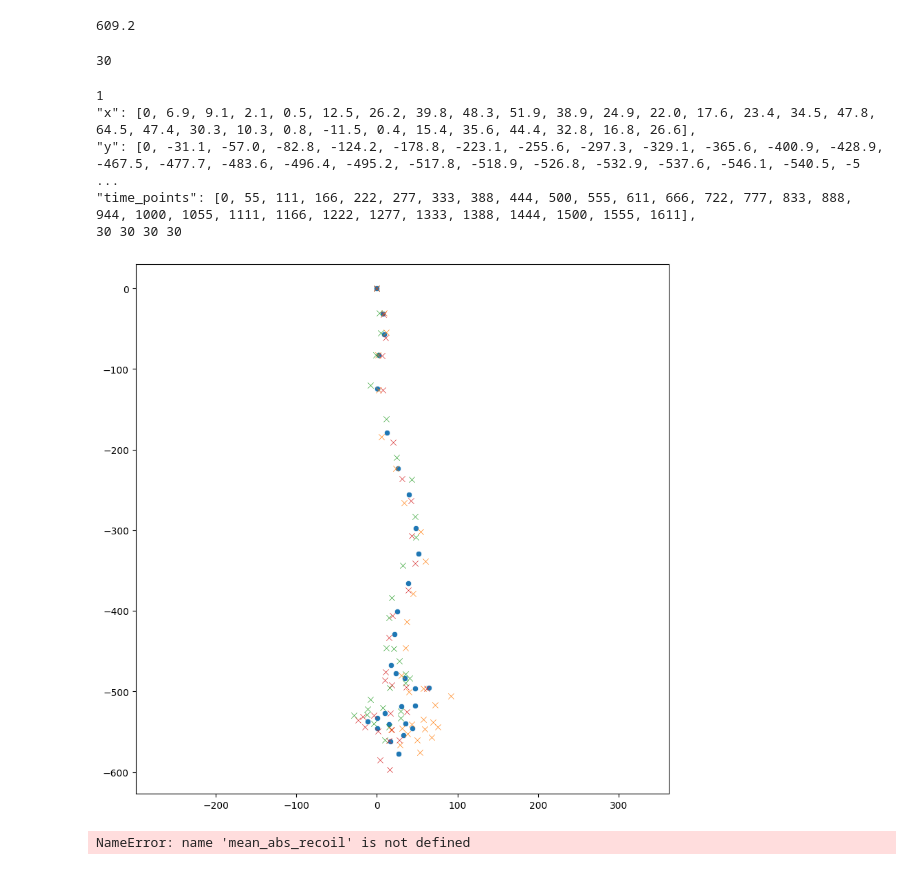
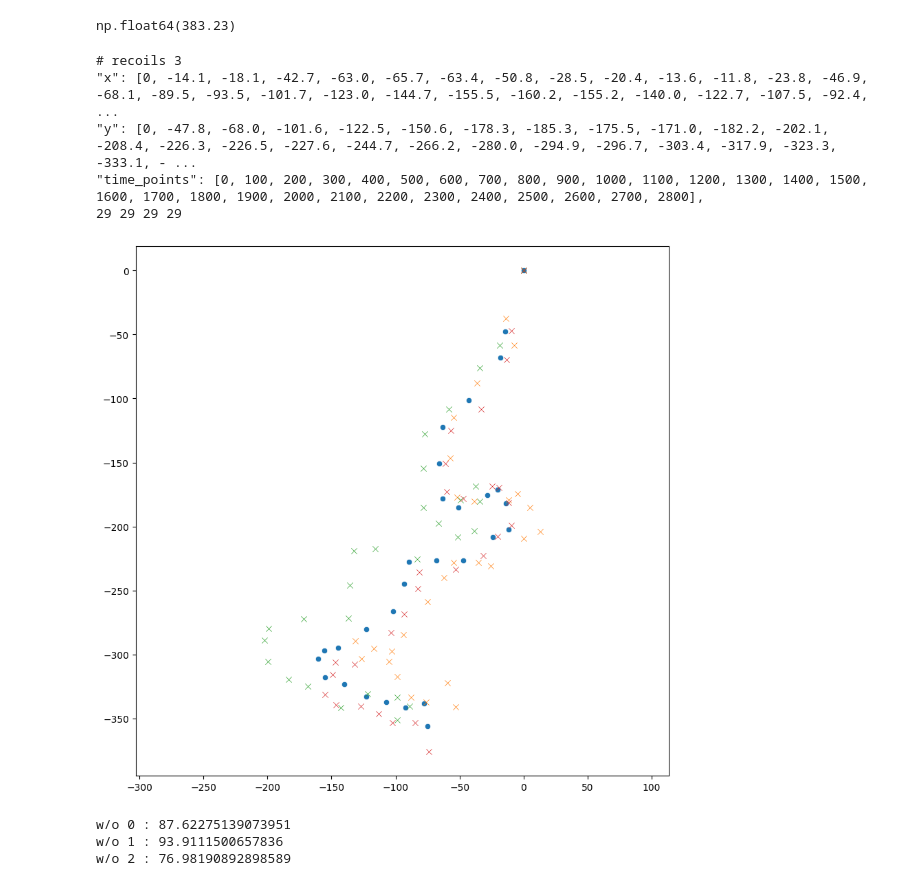
Before and after one commit to metaflow/apex-recoil, a Jupyter notebook: processing/recoils.ipynb, the cells around one changed output. Cells and saved outputs as stored; diff of their text form; code cells hidden in the pictures.

Commit message:
flatline updated

```diff
--- a/processing/recoils.ipynb
+++ b/processing/recoils.ipynb
@@ -78,10 +58,7 @@ def median_delta_recoil(rc):
         my.append(np.round(y, 1))
     return mx, my
 
-magic = 1
-
 def mean_recoil(rc):
-    print(magic)
     mx = [0]
     my = [0]
     x = 0
@@ -95,8 +72,8 @@ def mean_recoil(rc):
             dy.append(r['y'][i])
         x = np.mean(dx)
         y = np.mean(dy)
-        mx.append(np.round(x * magic, 1))
-        my.append(np.round(y * magic, 1))
+        mx.append(np.round(x, 1))
+        my.append(np.round(y, 1))
     return mx, my
 # %%
 def rpm(name):
@@ -106,54 +83,63 @@ def rpm(name):
     if x['name'] == name:
       return x['rpm']
   return 1
-# %%
-np.round(points(13.0, 37.10, -0.4, 37.36), 2)
-# %% [output]
-609.2
-# %%
-rc = [
-   {"weapon":"r99","barrel":0,"stock":0,"comment":"r99_1_577.92.png","x":[0,9.3,11.6,1.2,2.3,5.8,23.2,33.6,54.4,60.2,45.2,37.1,35.9,30.1,39.4,57.9,71.8,91.5,69.5,57.9,42.8,31.3,17.4,28.9,38.2,59.1,75.3,68.3,49.8,53.3],"y":[0,-30.1,-54.4,-82.2,-126.2,-184.1,-223.5,-266.3,-302.2,-338.1,-378.6,-413.4,-445.8,-480.5,-500.2,-496.7,-516.4,-506,-538.4,-534.9,-540.7,-545.4,-547.7,-566.2,-552.3,-546.5,-544.2,-556.9,-560.4,-575.5]},
-   {"weapon":"r99","barrel":0,"stock":0,"comment":"r99_2_560.51.png","x":[0,3.4,4.6,-1.1,-8,11.5,24.1,43.5,47,48.1,32.1,18.3,14.9,11.5,20.6,27.5,35.3,40.6,35.5,16,-8,-11.7,-28.7,-12.6,6.9,29.5,29.8,14.9,-3.4,10.3],"y":[0,-30.9,-55,-82.5,-120.3,-161.6,-209.7,-237.2,-283.1,-308.3,-343.8,-383.9,-408,-445.8,-447,-461.9,-478.6,-483.2,-489.4,-495.1,-510,-521.8,-529.5,-528.3,-520.3,-524.4,-532.9,-544.4,-539.8,-560.4]},
-   {"weapon":"r99","barrel":0,"stock":0,"comment":"r99_3_597.44.png","x":[0,8.1,11.1,6.1,7.1,20.2,31.3,42.4,43.4,47.4,39.3,19.2,15.1,11.1,10.1,18.2,36.3,61.5,37.3,17.1,-4,-17.1,-23.2,-15.1,1,18.2,28.2,15.1,4,16.1],"y":[0,-32.3,-61.5,-83.7,-126.1,-190.7,-236.1,-263.3,-306.7,-341,-374.3,-405.5,-432.8,-476.2,-485.9,-492.3,-494.3,-496.3,-525.6,-526.6,-529.6,-531.6,-535.7,-543.8,-548.8,-547.8,-559.9,-560.9,-585.1,-597.2]},
-]
-print(len(rc[-1]['x']))
-# %% [output]
-30
+# %%
+np.round(points(9.83, 38.68, 1.56, 40.33), 2)
+# %% [output]
+np.float64(383.23)
+# %%
+def to_game_distances(r):
+  [ia, ib] = r['anchor_indexes']
+  xa, ya = r['x'][ia], r['y'][ia]
+  xb, yb = r['x'][ib], r['y'][ib]
+  dg = r['anchor_in_game_distance']
+  d = vector_length(xb - xa, yb - ya)
+  r['x'] = [x * dg / d for x in r['x']]
+  r['y'] = [y * dg / d for y in r['y']]
+  return r
+
+def get_recoils(w):
+  with open('../client/raw_recoils.json') as f:
+    raw = json.load(f)
+  return [to_game_distances(x) for x in raw if x['weapon'] == w]
 # %%
+w = 'flatline'
+rc = get_recoils(w)
+print('# recoils', len(rc))
+
 _, ax = plt.subplots(figsize=(10,10))
 plt.axis('equal')
 
 n = len(rc[0]['x'])
-w = rc[0]['weapon']
 wrpm = rpm(w)
 
 x, y = mean_recoil(rc)
 sns.scatterplot(ax=ax, x=x, y=y)
 
 for r in rc:
     sns.scatterplot(ax=ax, x=r['x'], y=r['y'], marker='x')
 
 t = [int(i * 60.0 * 1000 / wrpm) for i in range(n)]
 
 s = json.dumps({
     'x': x,
     'y': y,
     'time_points': t,
     })
 print(s.replace('], ','],\n')[1:-1] + ',')
 print(n, len(x), len(y), len(t))
 # %% [output]
-1
-"x": [0, 6.9, 9.1, 2.1, 0.5, 12.5, 26.2, 39.8, 48.3, 51.9, 38.9, 24.9, 22.0, 17.6, 23.4, 34.5, 47.8, 64.5, 47.4, 30.3, 10.3, 0.8, -11.5, 0.4, 15.4, 35.6, 44.4, 32.8, 16.8, 26.6],
-"y": [0, -31.1, -57.0, -82.8, -124.2, -178.8, -223.1, -255.6, -297.3, -329.1, -365.6, -400.9, -428.9, -467.5, -477.7, -483.6, -496.4, -495.2, -517.8, -518.9, -526.8, -532.9, -537.6, -546.1, -540.5, -5 ...
-"time_points": [0, 55, 111, 166, 222, 277, 333, 388, 444, 500, 555, 611, 666, 722, 777, 833, 888, 944, 1000, 1055, 1111, 1166, 1222, 1277, 1333, 1388, 1444, 1500, 1555, 1611],
-30 30 30 30
+# recoils 3
+"x": [0, -14.1, -18.1, -42.7, -63.0, -65.7, -63.4, -50.8, -28.5, -20.4, -13.6, -11.8, -23.8, -46.9, -68.1, -89.5, -93.5, -101.7, -123.0, -144.7, -155.5, -160.2, -155.2, -140.0, -122.7, -107.5, -92.4,  ...
+"y": [0, -47.8, -68.0, -101.6, -122.5, -150.6, -178.3, -185.3, -175.5, -171.0, -182.2, -202.1, -208.4, -226.3, -226.5, -227.6, -244.7, -266.2, -280.0, -294.9, -296.7, -303.4, -317.9, -323.3, -333.1, - ...
+"time_points": [0, 100, 200, 300, 400, 500, 600, 700, 800, 900, 1000, 1100, 1200, 1300, 1400, 1500, 1600, 1700, 1800, 1900, 2000, 2100, 2200, 2300, 2400, 2500, 2600, 2700, 2800],
+29 29 29 29
-[figure, old version]
+[figure, new version]
 # %%
 if len(rc) > 2:
   for i in range(len(rc)):
     sub = rc[:i] + rc[i+1:]
-    tx, ty = mean_abs_recoil(sub)
+    tx, ty = mean_recoil(sub)
     print('w/o', i, ':', np.mean([rc_score(r, {'x': tx, 'y': ty}) for r in sub]))
 else:
   print('not enough patterns')
@@ -164,7 +150,9 @@ else:
 # tx, ty = mean_delta2_recoil(rc)
 # print('mean_delta2_recoil', np.mean([rc_score(r, {'x': tx, 'y': ty}) for r in rc]))
 # %% [output]
-NameError: name 'mean_abs_recoil' is not defined
+w/o 0 : 87.62275139073951
+w/o 1 : 93.9111500657836
+w/o 2 : 76.98190892898589
 # %%
 k = len(rc) - 1
 err = [0] * k
```
Also changed, not shown: parts of 1 cell of this notebook, 13 other files.
